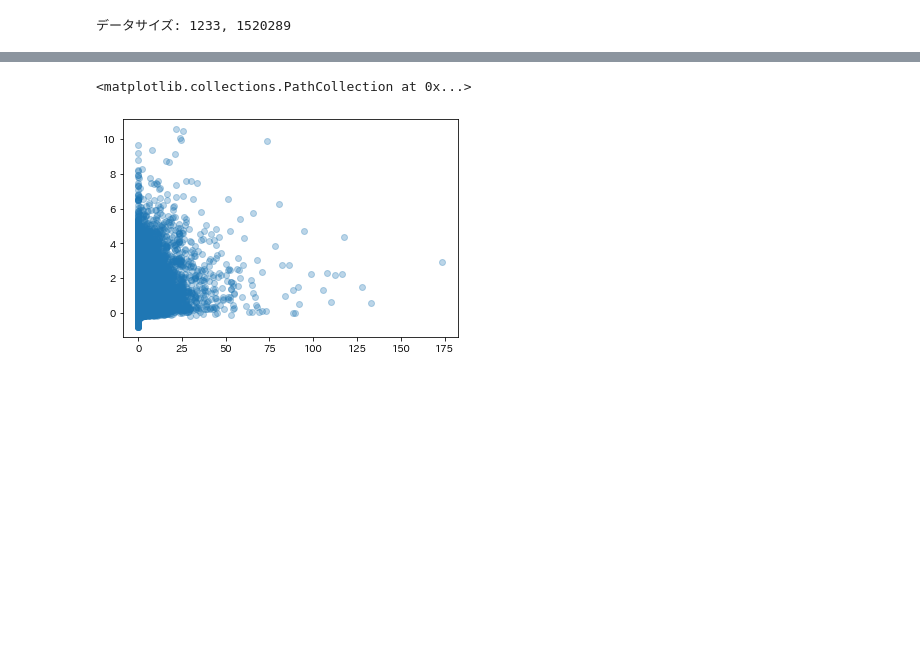
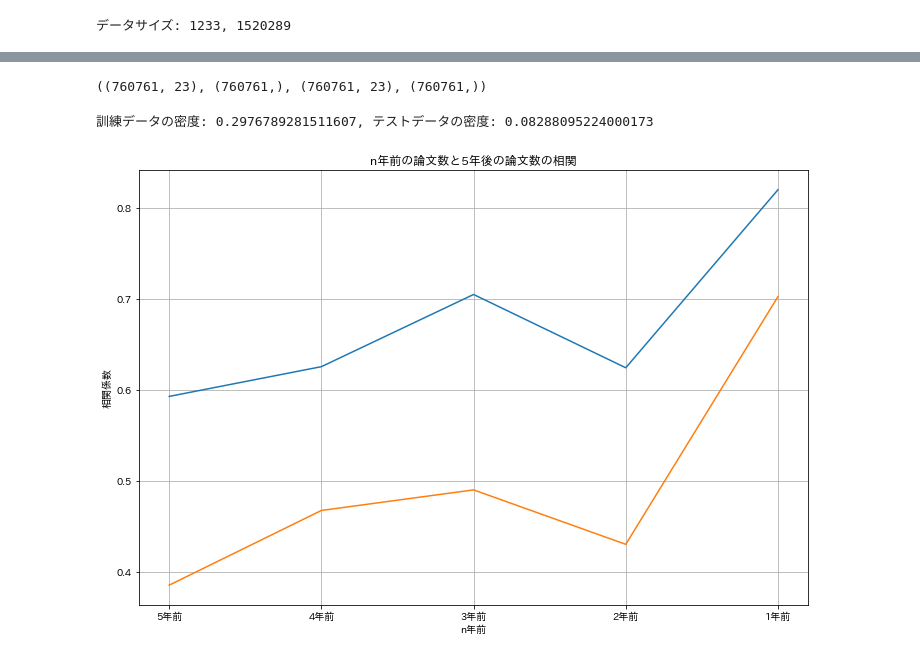
Before and after one commit to Babmuclr/trend_predict, a Jupyter notebook: src/notebooks/aminer/analyse.ipynb, the cells around one changed output, grey strips where cells are left out. Cells and saved outputs as stored; diff of their text form; code cells hidden in the pictures; blank space fills up the shorter version.

```diff
--- a/src/notebooks/aminer/analyse.ipynb
+++ b/src/notebooks/aminer/analyse.ipynb
@@ -75,7 +40,3 @@ N = test_x.shape[0]
 print("データサイズ: {}, {}".format(N, N*N))
 # %% [output]
 データサイズ: 1233, 1520289
-# %%
-test_x, test_y = test_x.reshape(N*N,18), test_y.reshape(N*N,1)
-# %%
-test_x, test_y = torch.Tensor(test_x), torch.Tensor(test_y)
@@ -112,5 +43,30 @@ pl = pred_labels[x]
-# %%
-plt.scatter(actual_labels, pred_labels, alpha=0.3)
-# %% [output]
-<matplotlib.collections.PathCollection at 0x...>
-[figure, removed]
+# %%
+train_x, train_y = train_x[np.triu_indices(n=N)], train_y[np.triu_indices(n=N)]
+test_x, test_y = test_x[np.triu_indices(n=N)], test_y[np.triu_indices(n=N)]
+train_x.shape, train_y.shape, test_x.shape, test_y.shape
+# %% [output]
+((760761, 23), (760761,), (760761, 23), (760761,))
+# %%
+p_train, p_test = train_y, test_y
+per_train = np.count_nonzero(p_train > 0) / N / N
+per_test = np.count_nonzero(p_test > 0) / N / N
+print("訓練データの密度: {}, テストデータの密度: {}".format(per_train, per_test))
+# %% [output]
+訓練データの密度: 0.2976789281511607, テストデータの密度: 0.08288095224000173
+# %%
+train_pearsonr = [pearsonr(train_x[:,-5+i].reshape(-1), train_y.reshape(-1))[0] for i in range(5)]
+test_pearsonr = [pearsonr(test_x[:,-5+i].reshape(-1), test_y.reshape(-1))[0] for i in range(5)]
+# %%
+fig, ax = plt.subplots(facecolor="white", figsize=(12,8))
+ax.plot(range(1,6), train_pearsonr)
+ax.plot(range(1,6), test_pearsonr)
+ax.set_xticks([1,2,3,4,5])
+ax.set_xticklabels([str(5-i) + "年前" for i in range(5)])
+ax.set_xlabel("n年前")
+ax.set_ylabel("相関係数")
+ax.set_title("n年前の論文数と5年後の論文数の相関")
+ax.grid()
+fig.savefig(OUTPUTPATH+"img/corr.png")
+fig.show()
+# %% [output]
+[figure, added]
```
Also changed, not shown: parts of 13 cells of this notebook, 23 other files.
